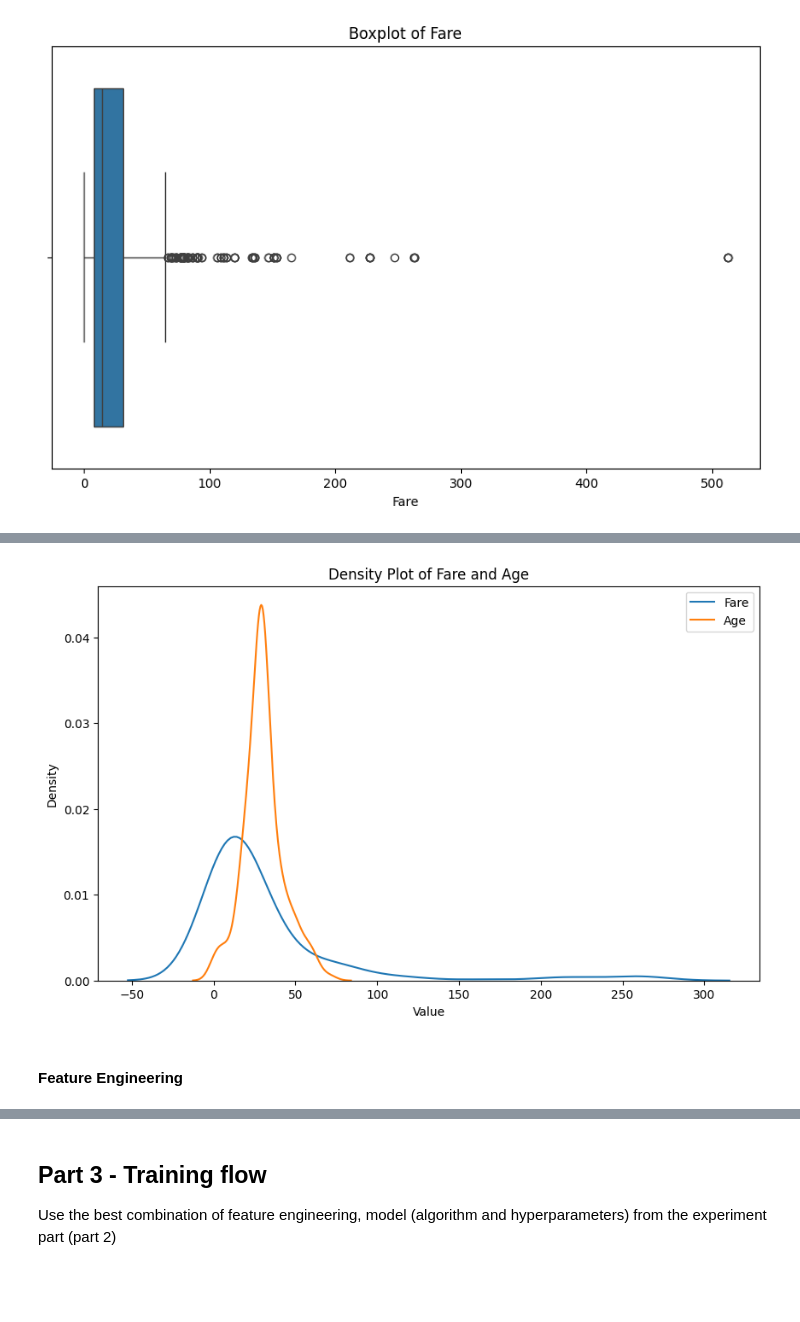
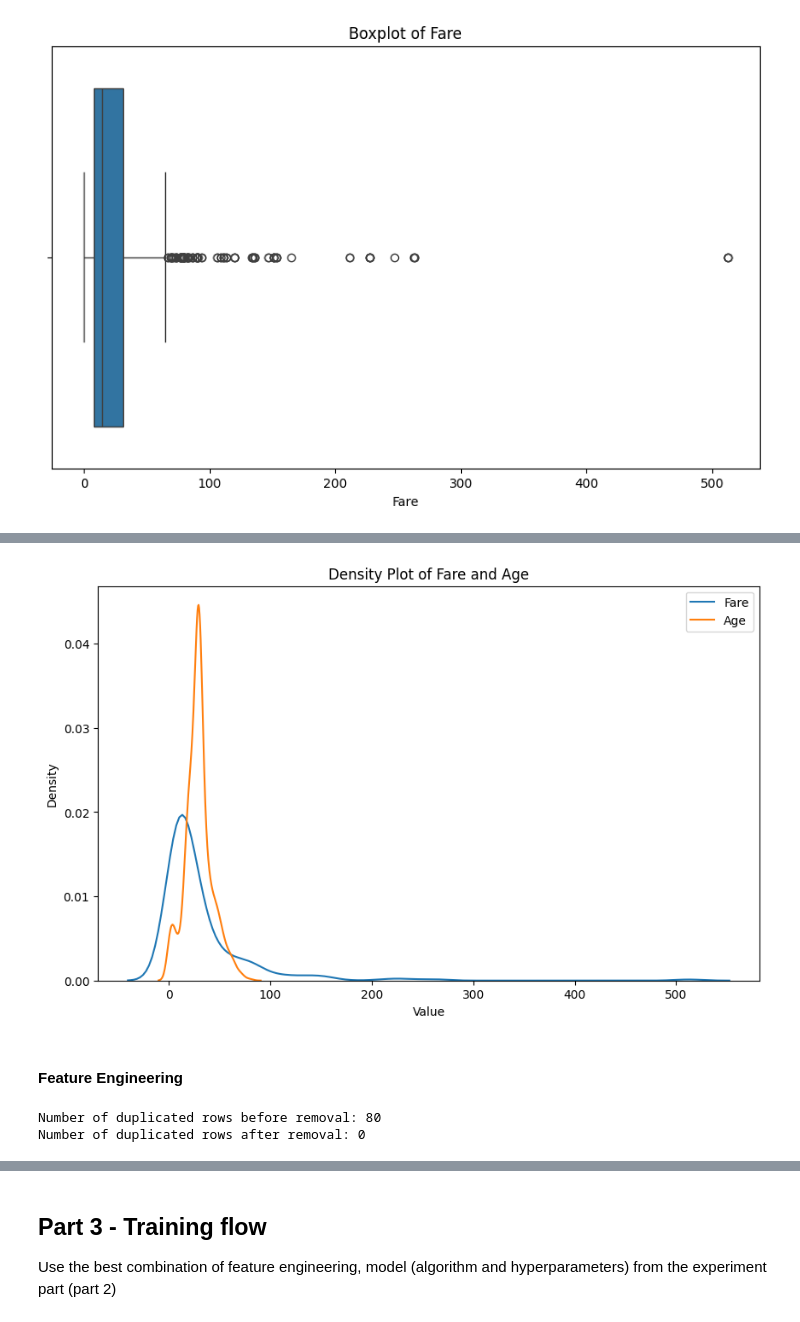
Before and after one commit to OrenIlu/Assignment2_supervised_learning_flow_TITANIC, a Jupyter notebook: Assignment2_supervised_learning_flow.ipynb, the cells around one changed output, grey strips where cells are left out. Drawn from its saved outputs; the diff is of its cells as text; code cells hidden in the pictures; blank space fills up the shorter version.

```diff
--- a/Assignment2_supervised_learning_flow.ipynb
+++ b/Assignment2_supervised_learning_flow.ipynb
@@ -129,21 +139,21 @@ plt.show()
 # %%
-'''We are using this plot to show the data before scaling'''
+#We are using this next plot to show the data before scaling (continuous variables)
 
 fig, ax = plt.subplots(figsize=(10, 6))
 
 # Plot the KDE for Fare
-sns.kdeplot(test_df['Fare'], ax=ax, label='Fare')
+sns.kdeplot(train_df['Fare'], ax=ax, label='Fare')
 
 # Plot the KDE for Age
-sns.kdeplot(test_df['Age'], ax=ax, label='Age')
+sns.kdeplot(train_df['Age'], ax=ax, label='Age')
 
 ax.set_xlabel('Value')
 ax.set_ylabel('Density')
 ax.set_title('Density Plot of Fare and Age')
 ax.legend()
 plt.show()
 # %% [output]
-[figure, old version]
+[figure, new version]
 # %% [markdown]
 #### Feature Engineering
 # %%
@@ -158,10 +168,17 @@ train_df = train_df[train_df['Fare'] <= 200]
 test_df = test_df[test_df['Fare'] <= 200]
 # %%
 # Removing duplicated passengers instances
+
+print("Number of duplicated rows before removal: " + str(train_df.duplicated().sum()))
 # train dataframe
 train_df.drop_duplicates(inplace=True)
 
 # test dataframe
 test_df.drop_duplicates(inplace=True)
+
+print("Number of duplicated rows after removal: " + str(train_df.duplicated().sum()))
+# %% [output]
+Number of duplicated rows before removal: 80
+Number of duplicated rows after removal: 0
 # %%
 # Combining SibSp and Parch into one 'FamilySize' column
```
Also changed, not shown: parts of 11 cells of this notebook.
